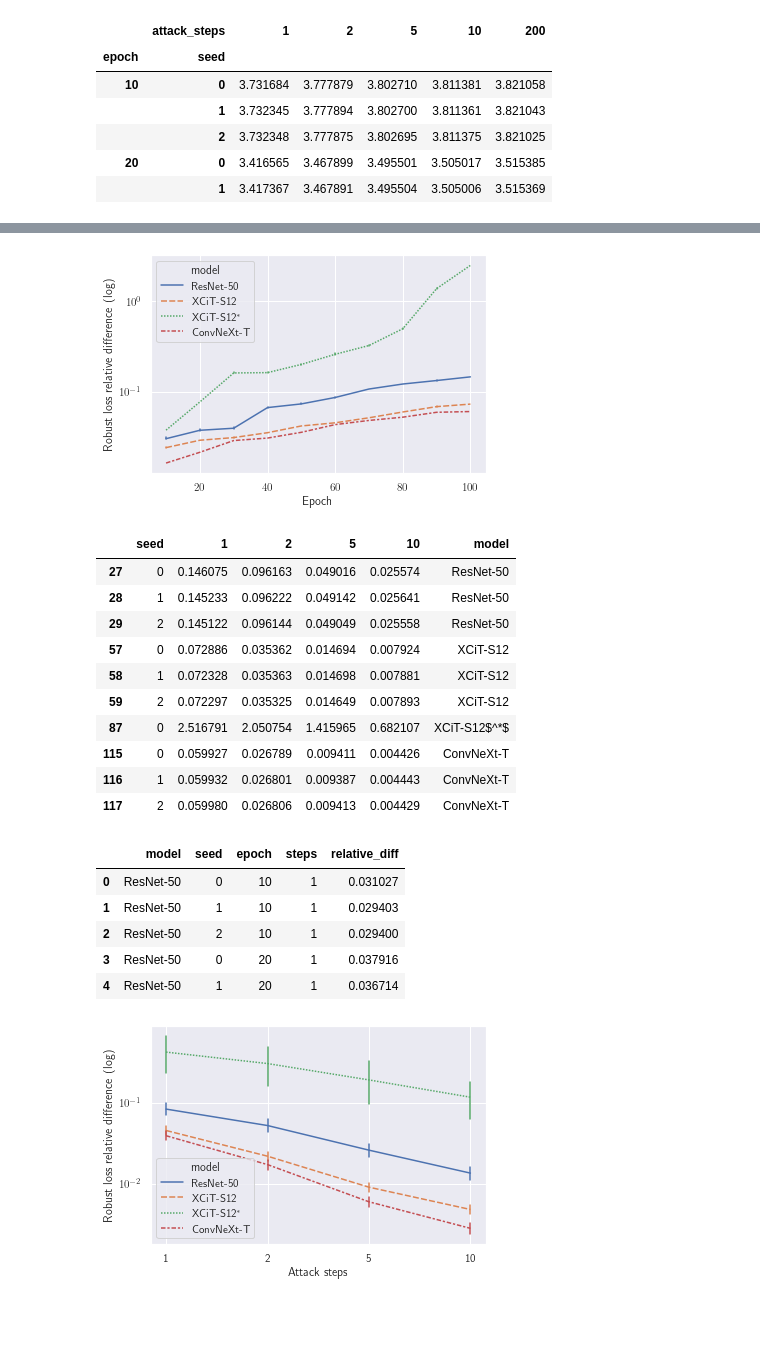
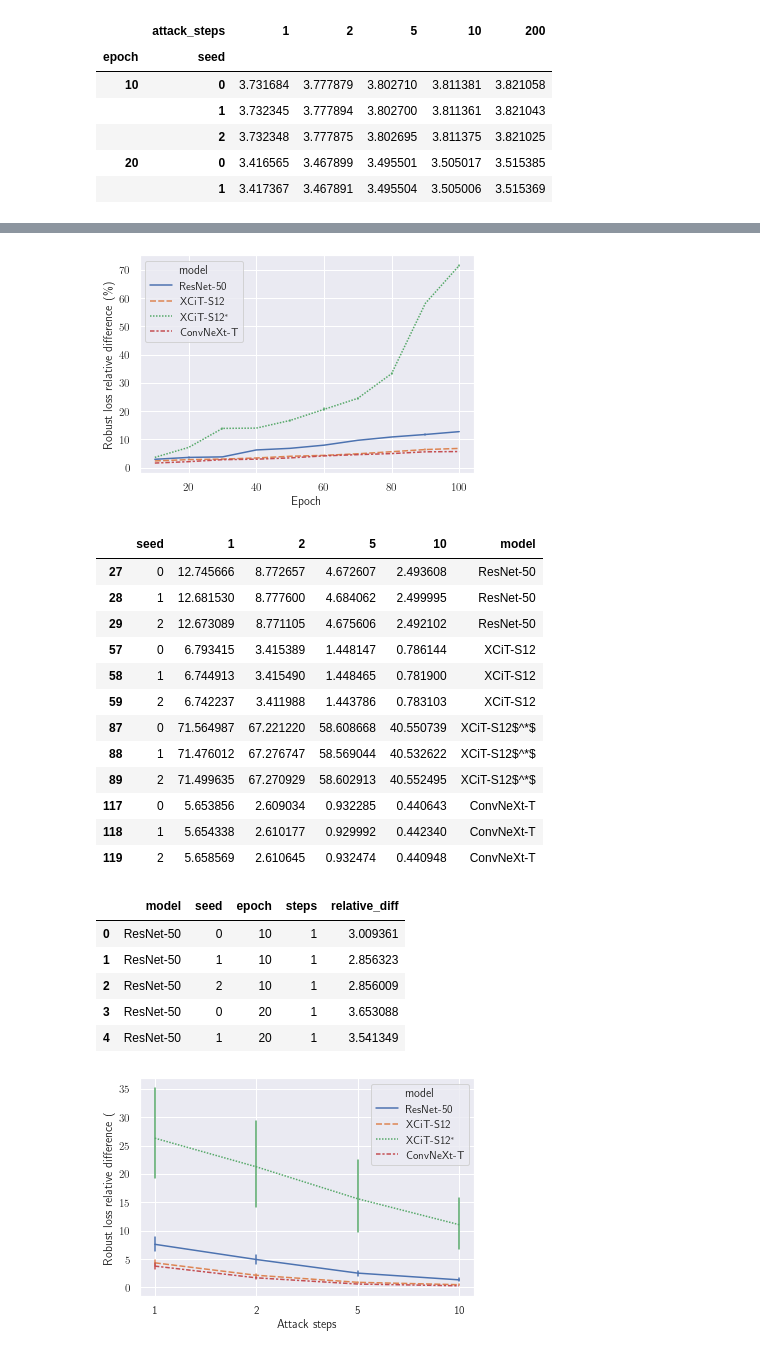
Before and after one commit to dedeswim/vits-robustness-torch, a Jupyter notebook: notebooks/attack_effectiveness.ipynb, the cells around one changed output, grey strips where cells are left out. Cells and saved outputs as stored; diff of their text form; code cells hidden in the pictures; blank space fills up the shorter version.

Commit message:
Update attack effectiveness experiment

```diff
--- a/notebooks/attack_effectiveness.ipynb
+++ b/notebooks/attack_effectiveness.ipynb
@@ -27,5 +28,5 @@ get_filename("xcit")
 PosixPath('data/attack-effectiveness-xcit.csv')
 # %%
 def relative_diff(x1, x2):
-    return (x2 - x1) / x1
+    return np.abs(x2 - x1) / x2
 # %%
@@ -44,7 +45,7 @@ def process_df(model_name):
     raw_df["epoch"] = raw_df["epoch"] + 1
     raw_df = raw_df[raw_df["epoch"] != 1]
     processed_df = (
-        raw_df[["adv_loss", "attack_steps", "epoch", "seed"]]
+        raw_df[["adv_loss", "attack_steps", "epoch", "seed", "robust_top1"]]
             .pivot(["epoch", "seed"], columns='attack_steps', values='adv_loss')
     )
     return processed_df
@@ -63,7 +64,7 @@ df.head()
 def compute_relative_differences(df, attack_steps=(1, 2, 5, 10), wrt=200):
     rel_diffs_df = pd.DataFrame(index=df.index)
     for s1 in attack_steps:
-        rel_diffs_df[f"{s1}"] = relative_diff(df[s1], df[wrt])
+        rel_diffs_df[f"{s1}"] = relative_diff(df[s1], df[wrt]) * 100
     return rel_diffs_df
 
 
@@ -106,43 +107,45 @@ overall_df.head()
 # %%
 sns.lineplot(x="epoch", y="1", hue="model", data=overall_df, err_style="bars", style="model")
-plt.ylabel("Robust loss relative difference (log)")
+plt.ylabel("Robust loss relative difference (\%)")
 plt.xlabel("Epoch")
-plt.yscale("log")
+# plt.yscale("log")
 plt.savefig(OUTPUT_IMAGES_LOCATION / "epoch_vs_pgd-1.pdf")
 # %% [output]
-[figure, old version]
+[figure, new version]
 # %%
 overall_df[overall_df["epoch"] == 100].drop("epoch", axis=1)
 # %% [output]
 |  | seed | 1 | 2 | 5 | 10 | model |
-| 27 | 0 | 0.146075 | 0.096163 | 0.049016 | 0.025574 | ResNet-50 |
-| 28 | 1 | 0.145233 | 0.096222 | 0.049142 | 0.025641 | ResNet-50 |
-| 29 | 2 | 0.145122 | 0.096144 | 0.049049 | 0.025558 | ResNet-50 |
-| 57 | 0 | 0.072886 | 0.035362 | 0.014694 | 0.007924 | XCiT-S12 |
-| 58 | 1 | 0.072328 | 0.035363 | 0.014698 | 0.007881 | XCiT-S12 |
-| 59 | 2 | 0.072297 | 0.035325 | 0.014649 | 0.007893 | XCiT-S12 |
-| 87 | 0 | 2.516791 | 2.050754 | 1.415965 | 0.682107 | XCiT-S12$^*$ |
-| 115 | 0 | 0.059927 | 0.026789 | 0.009411 | 0.004426 | ConvNeXt-T |
-| 116 | 1 | 0.059932 | 0.026801 | 0.009387 | 0.004443 | ConvNeXt-T |
-| 117 | 2 | 0.059980 | 0.026806 | 0.009413 | 0.004429 | ConvNeXt-T |
+| 27 | 0 | 12.745666 | 8.772657 | 4.672607 | 2.493608 | ResNet-50 |
+| 28 | 1 | 12.681530 | 8.777600 | 4.684062 | 2.499995 | ResNet-50 |
+| 29 | 2 | 12.673089 | 8.771105 | 4.675606 | 2.492102 | ResNet-50 |
+| 57 | 0 | 6.793415 | 3.415389 | 1.448147 | 0.786144 | XCiT-S12 |
+| 58 | 1 | 6.744913 | 3.415490 | 1.448465 | 0.781900 | XCiT-S12 |
+| 59 | 2 | 6.742237 | 3.411988 | 1.443786 | 0.783103 | XCiT-S12 |
+| 87 | 0 | 71.564987 | 67.221220 | 58.608668 | 40.550739 | XCiT-S12$^*$ |
+| 88 | 1 | 71.476012 | 67.276747 | 58.569044 | 40.532622 | XCiT-S12$^*$ |
+| 89 | 2 | 71.499635 | 67.270929 | 58.602913 | 40.552495 | XCiT-S12$^*$ |
+| 117 | 0 | 5.653856 | 2.609034 | 0.932285 | 0.440643 | ConvNeXt-T |
+| 118 | 1 | 5.654338 | 2.610177 | 0.929992 | 0.442340 | ConvNeXt-T |
+| 119 | 2 | 5.658569 | 2.610645 | 0.932474 | 0.440948 | ConvNeXt-T |
 # %%
 last_epoch_df = overall_df.melt(id_vars=["model", "seed", "epoch"], var_name="steps", value_name="relative_diff")
 last_epoch_df.head()
 # %% [output]
 |  | model | seed | epoch | steps | relative_diff |
-| 0 | ResNet-50 | 0 | 10 | 1 | 0.031027 |
-| 1 | ResNet-50 | 1 | 10 | 1 | 0.029403 |
-| 2 | ResNet-50 | 2 | 10 | 1 | 0.029400 |
-| 3 | ResNet-50 | 0 | 20 | 1 | 0.037916 |
-| 4 | ResNet-50 | 1 | 20 | 1 | 0.036714 |
+| 0 | ResNet-50 | 0 | 10 | 1 | 3.009361 |
+| 1 | ResNet-50 | 1 | 10 | 1 | 2.856323 |
+| 2 | ResNet-50 | 2 | 10 | 1 | 2.856009 |
+| 3 | ResNet-50 | 0 | 20 | 1 | 3.653088 |
+| 4 | ResNet-50 | 1 | 20 | 1 | 3.541349 |
 # %%
 sns.lineplot(x="steps", y="relative_diff", hue="model", data=last_epoch_df, err_style="bars", style="model")
 plt.xlabel("Attack steps")
-plt.ylabel("Robust loss relative difference (log)")
-plt.yscale("log")
+plt.ylabel("Robust loss relative difference (% log)")
+# plt.yscale("log")
 plt.savefig(OUTPUT_IMAGES_LOCATION / "steps.pdf")
 # %% [output]
-[figure, old version]
+[figure, new version]
 # %%
 g = sns.FacetGrid(
     last_epoch_df,
```
Also changed, not shown: parts of 8 cells of this notebook, 4 other files.
